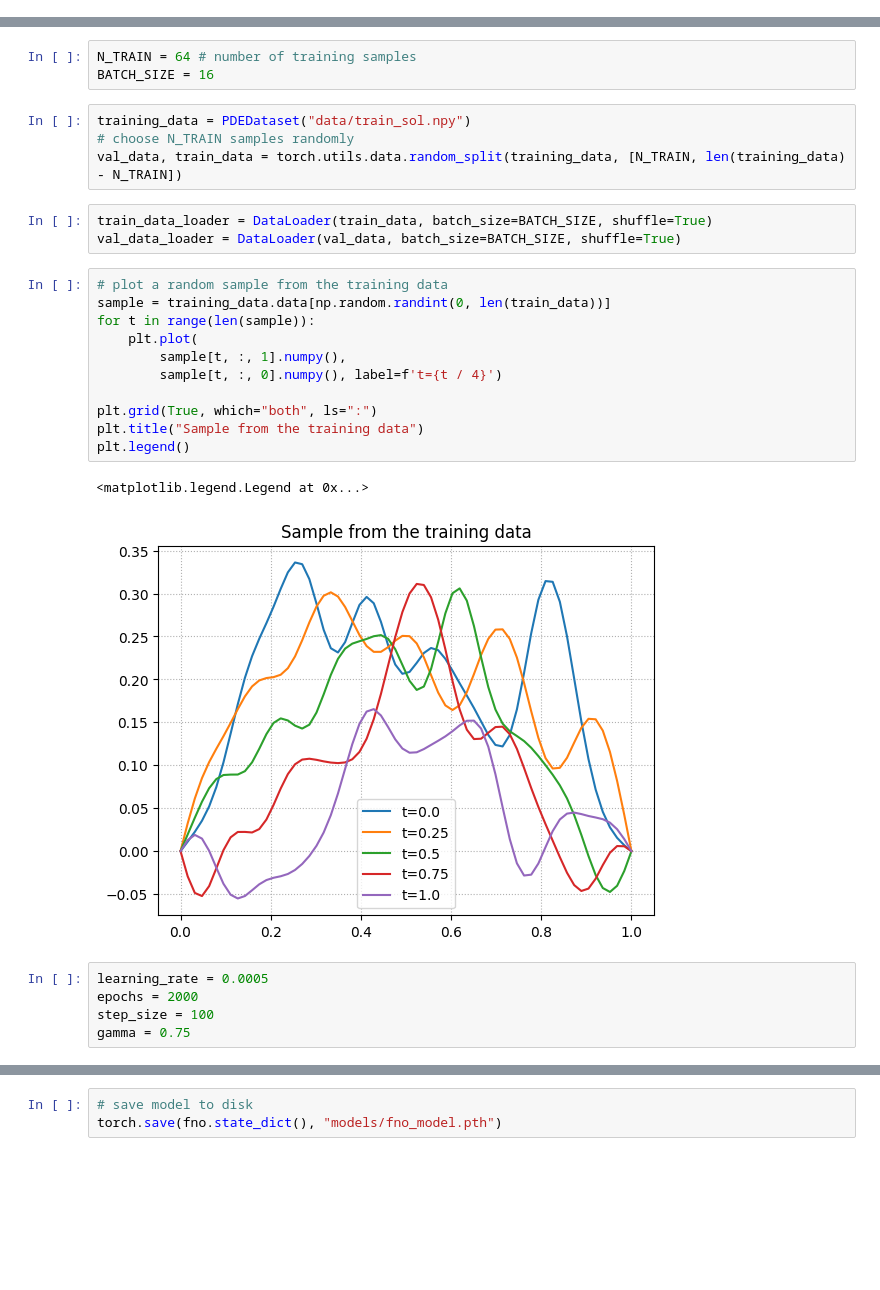
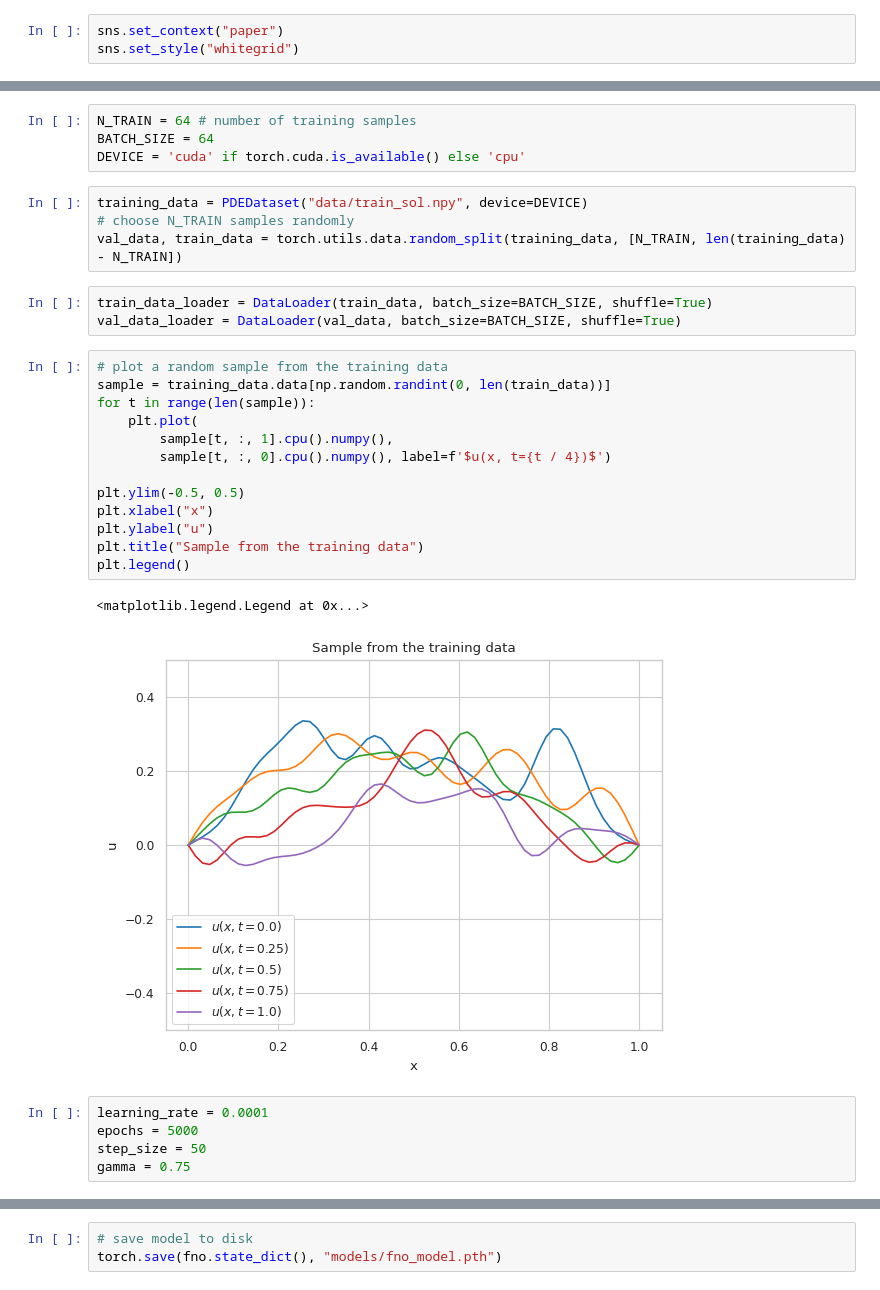
Before and after one commit to benedict-armstrong/FNO-wave-equation, a Jupyter notebook: task1.ipynb, the cells around one changed output, grey strips where cells are left out. Drawn from its saved outputs; the diff is of its cells as text; blank space fills up the shorter version.

```diff
--- a/task1.ipynb
+++ b/task1.ipynb
@@ -8,14 +9,18 @@ import matplotlib.pyplot as plt
 from lib.fno import FNO1d
 from lib.utils import relative_l2_error
 from lib.dataset import PDEDataset
+# %%
+sns.set_context("paper")
+sns.set_style("whitegrid")
 # %%
 torch.manual_seed(0)
 np.random.seed(0)
 # %%
 N_TRAIN = 64 # number of training samples
-BATCH_SIZE = 16
+BATCH_SIZE = 64
+DEVICE = 'cuda' if torch.cuda.is_available() else 'cpu'
 # %%
-training_data = PDEDataset("data/train_sol.npy")
+training_data = PDEDataset("data/train_sol.npy", device=DEVICE)
 # choose N_TRAIN samples randomly
 val_data, train_data = torch.utils.data.random_split(training_data, [N_TRAIN, len(training_data) - N_TRAIN])
 # %%
@@ -24,21 +29,23 @@ val_data_loader = DataLoader(val_data, batch_size=BATCH_SIZE, shuffle=True)
 # %%
 # plot a random sample from the training data
 sample = training_data.data[np.random.randint(0, len(train_data))]
 for t in range(len(sample)):
     plt.plot(
-        sample[t, :, 1].numpy(),
-        sample[t, :, 0].numpy(), label=f't={t / 4}')
+        sample[t, :, 1].cpu().numpy(),
+        sample[t, :, 0].cpu().numpy(), label=f'$u(x, t={t / 4})$')
 
-plt.grid(True, which="both", ls=":")
+plt.ylim(-0.5, 0.5)
+plt.xlabel("x")
+plt.ylabel("u")
 plt.title("Sample from the training data")
 plt.legend()
 # %% [output]
 <matplotlib.legend.Legend at 0x...>
-[figure, old version]
+[figure, new version]
 # %%
-learning_rate = 0.0005
-epochs = 2000
-step_size = 100
+learning_rate = 0.0001
+epochs = 5000
+step_size = 50
 gamma = 0.75
 # %%
 modes = 16
```
Also changed, not shown: parts of 7 cells of this notebook, 7 other files.
